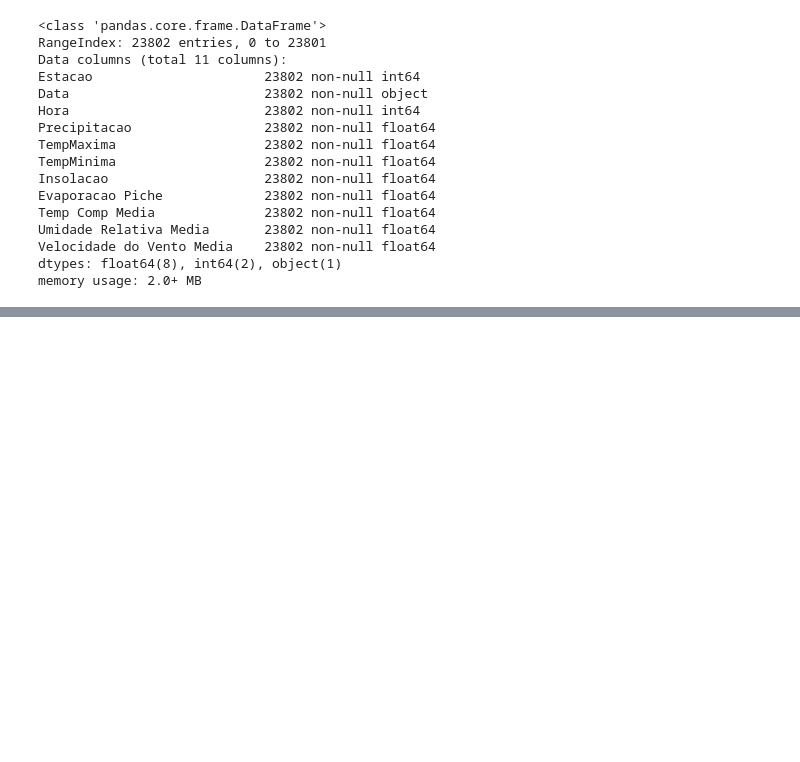
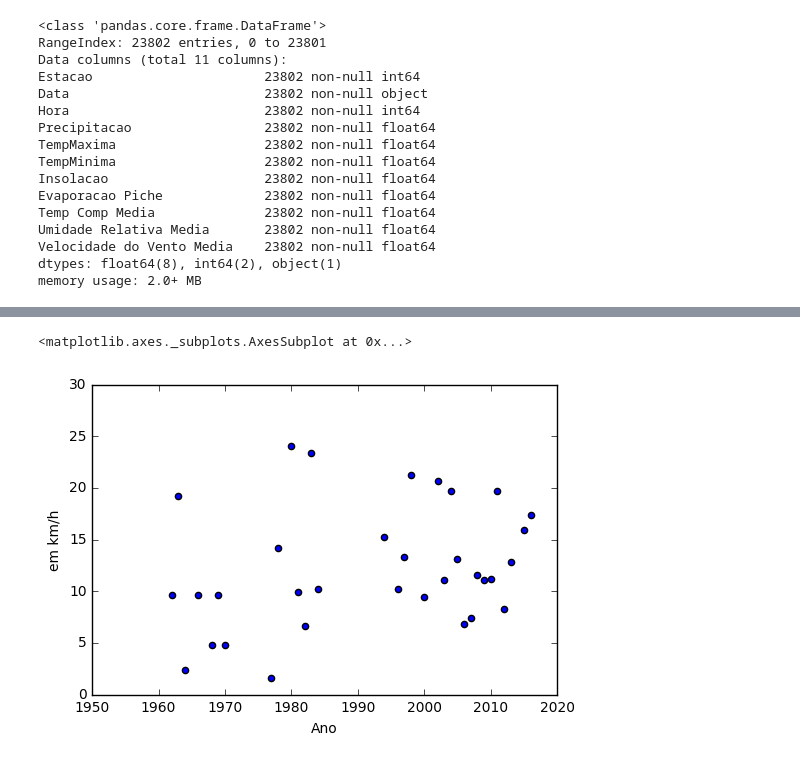
Before and after one commit to jvitorfromhell/icd-meteorologia, a Jupyter notebook: analise.ipynb, the cells around one changed output, grey strips where cells are left out. Cells and saved outputs as stored; diff of their text form; code cells hidden in the pictures; blank space fills up the shorter version.

```diff
--- a/analise.ipynb
+++ b/analise.ipynb
@@ -53,0 +130,14 @@ dados.head()
+# %%
+# Mito 2: vento de finados
+
+vento = dados[['Dia', 'Mes', 'Ano', 'Hora', 'Velocidade do Vento Media']].copy()
+vento = vento[vento.Hora == 0].drop(['Hora'], axis=1).reset_index().drop(['index'], axis=1)
+
+finados = vento[vento.Dia == '02']
+finados = finados[finados.Mes == '11'].drop(['Dia', 'Mes'], axis=1)
+finados['em km/h'] = finados['Velocidade do Vento Media'].apply(lambda v : v * 3.6)
+finados['Ano'] = finados.Ano.apply(lambda a : int(a))
+finados.plot(kind='scatter', x='Ano', y='em km/h')
+# %% [output]
+<matplotlib.axes._subplots.AxesSubplot at 0x...>
+[figure, added]
```
Also changed, not shown: parts of 6 cells of this notebook.
